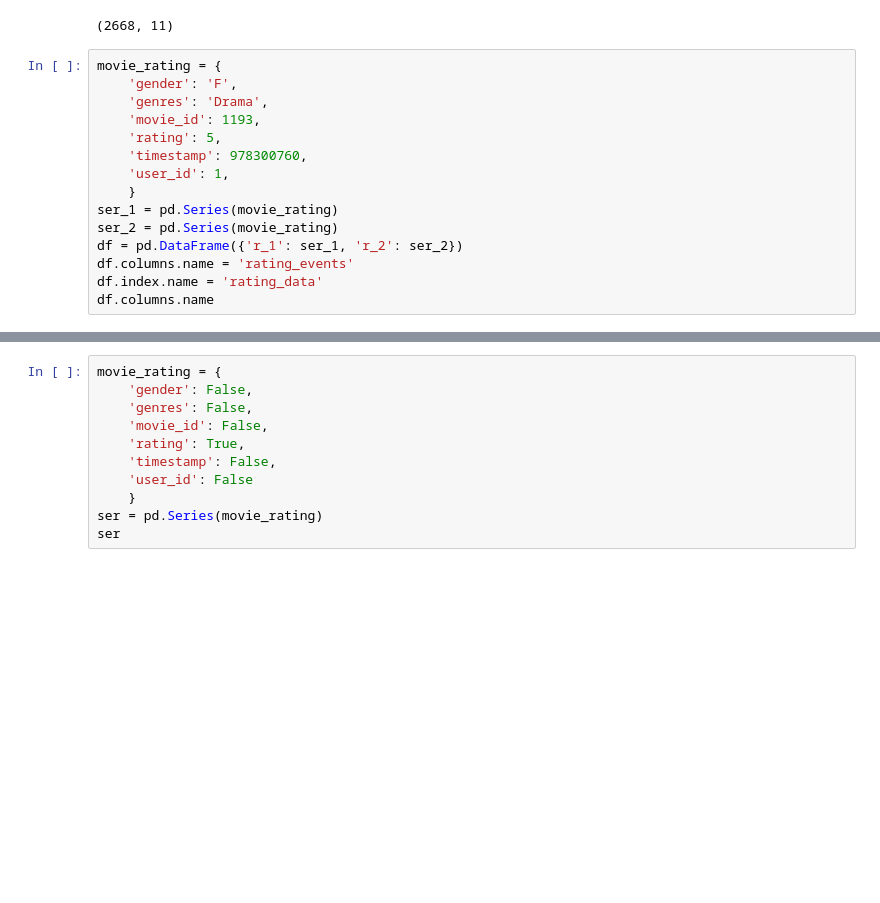
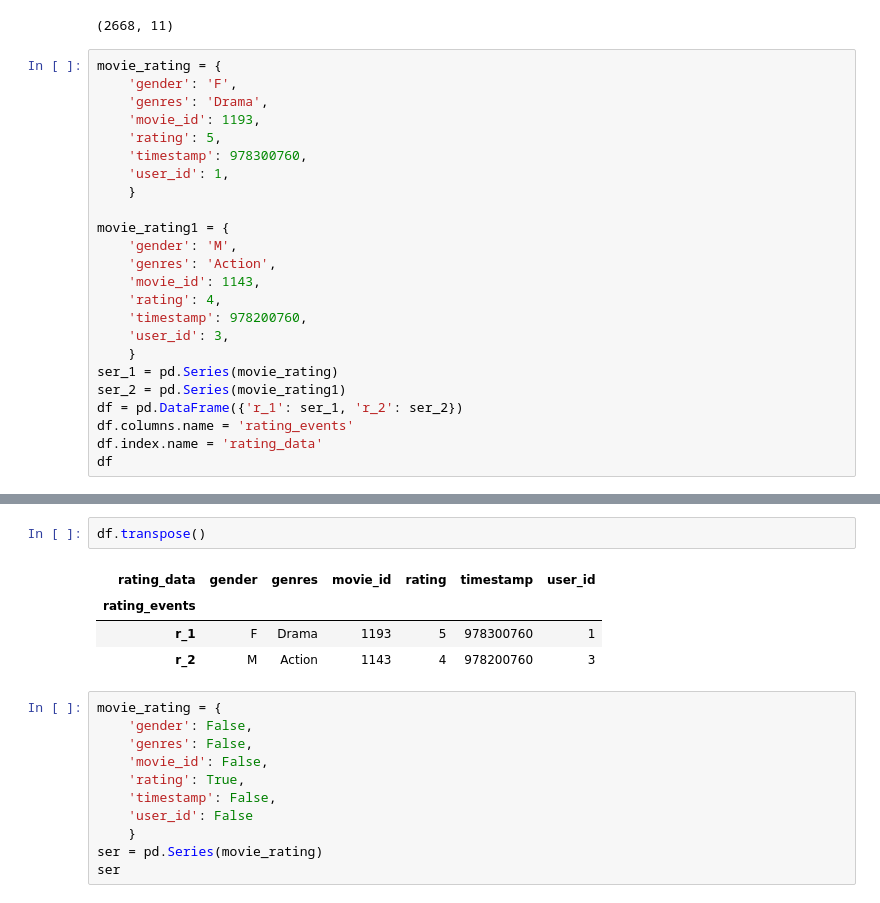
Before and after one commit to nitsmax/python_pycon2015_tutorial322, a Jupyter notebook: practice.ipynb, the cells around one changed output, grey strips where cells are left out. Saved outputs shown, nothing was run; the diff lists cells and outputs as text; blank space fills up the shorter version.

```diff
--- a/practice.ipynb
+++ b/practice.ipynb
@@ -105,10 +172,19 @@ movie_rating = {
     'timestamp': 978300760,
     'user_id': 1,
     }
+
+movie_rating1 = {
+    'gender': 'M',
+    'genres': 'Action',
+    'movie_id': 1143,
+    'rating': 4,
+    'timestamp': 978200760,
+    'user_id': 3,
+    }
 ser_1 = pd.Series(movie_rating)
-ser_2 = pd.Series(movie_rating)
+ser_2 = pd.Series(movie_rating1)
 df = pd.DataFrame({'r_1': ser_1, 'r_2': ser_2})
 df.columns.name = 'rating_events'
 df.index.name = 'rating_data'
-df.columns.name
+df
 # %% [output]
@@ -116,3 +199,10 @@ df.columns.name
+# %%
+df.transpose()
+# %% [output]
+| rating_data | gender | genres | movie_id | rating | timestamp | user_id |
+| rating_events |  |  |  |  |  |  |
+| r_1 | F | Drama | 1193 | 5 | 978300760 | 1 |
+| r_2 | M | Action | 1143 | 4 | 978200760 | 3 |
 # %%
 movie_rating = {
     'gender': False,
```
Also changed, not shown: parts of 18 cells of this notebook, 25 other files.
